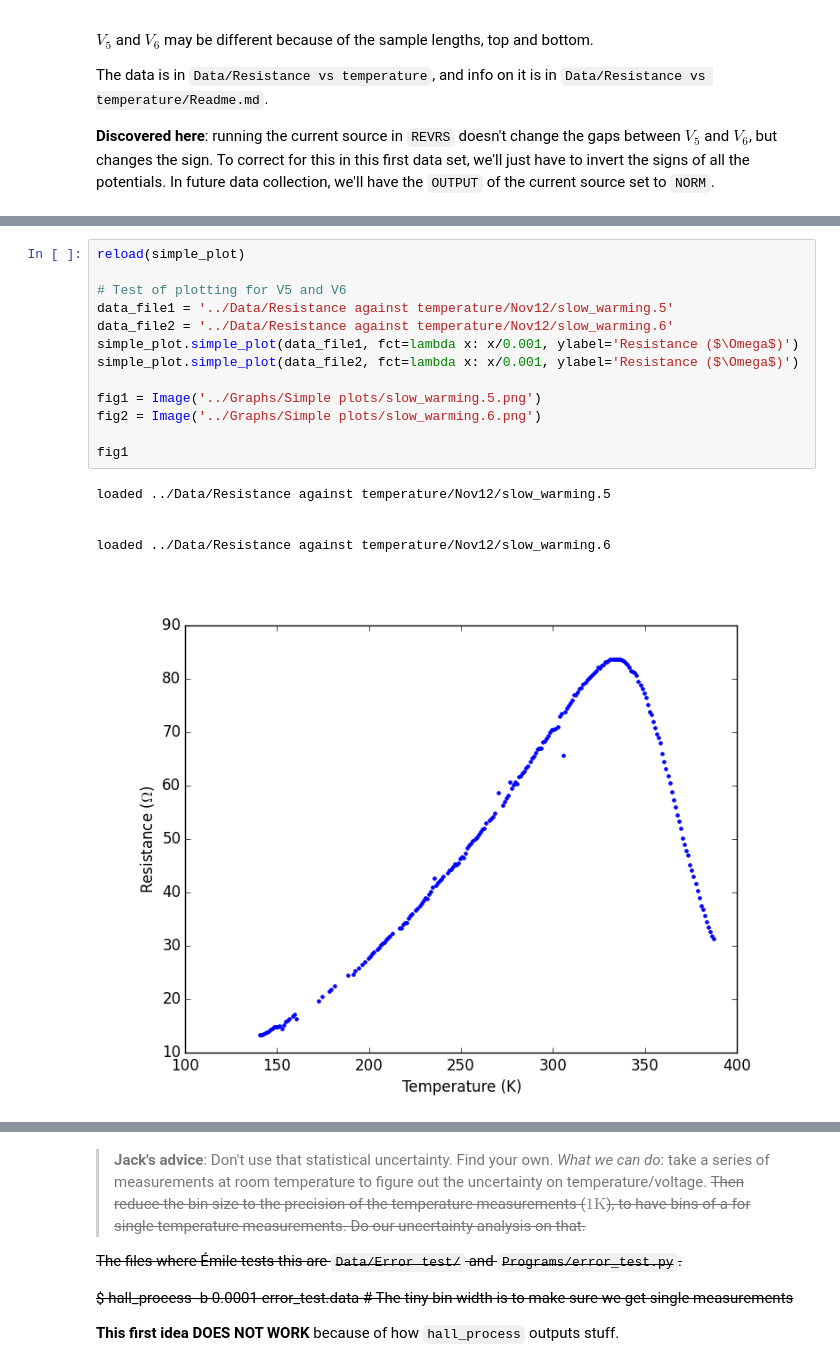
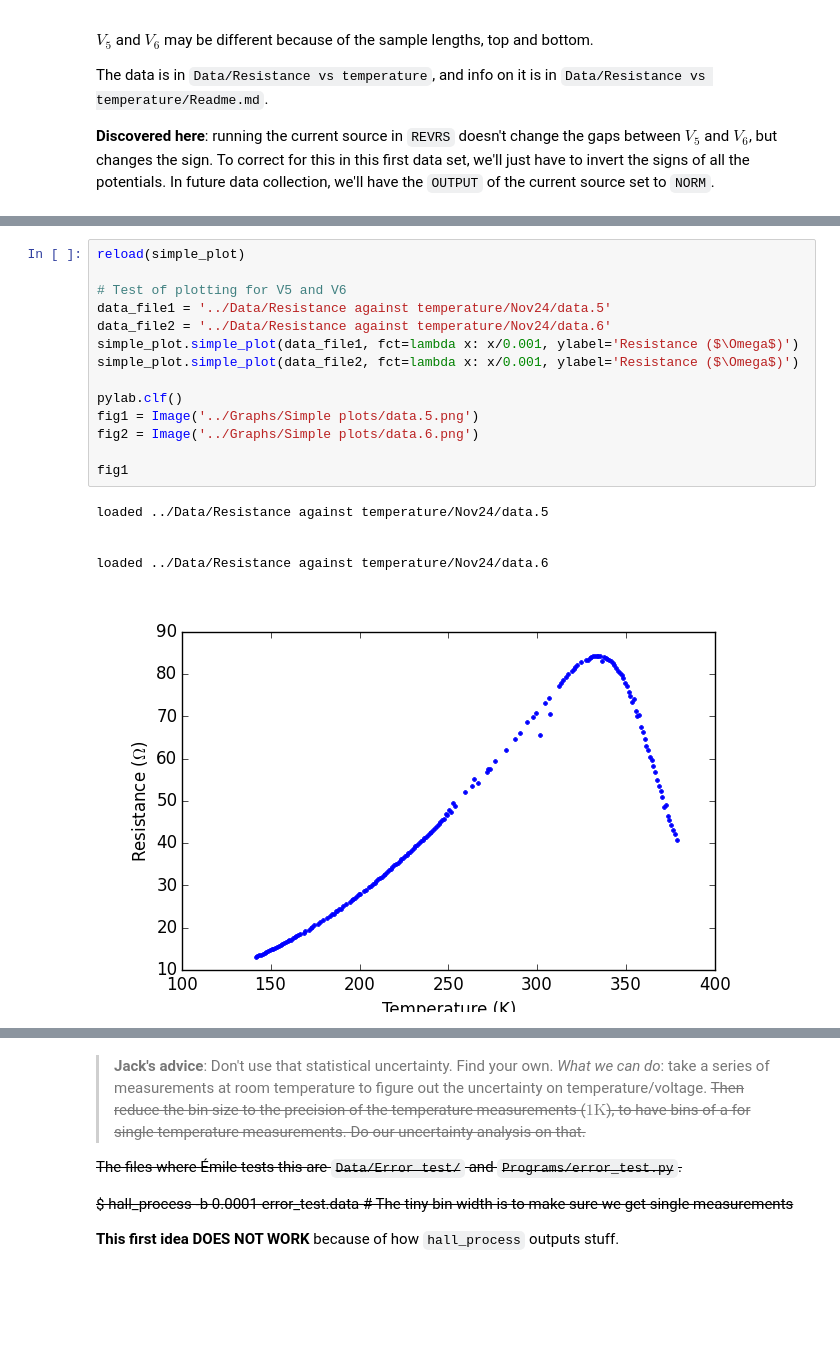
Before and after one commit to ejetzer/hall, a Jupyter notebook: Outline/Lab Outline.ipynb, the cells around one changed output, grey strips where cells are left out. Cells and saved outputs as stored; diff of their text form; blank space fills up the shorter version.

```diff
--- a/Outline/Lab Outline.ipynb
+++ b/Outline/Lab Outline.ipynb
@@ -197,22 +197,23 @@ loaded ../Data/Resistance against temperature/Nov12/slow_warming.8
 # %%
 reload(simple_plot)
 
 # Test of plotting for V5 and V6
-data_file1 = '../Data/Resistance against temperature/Nov12/slow_warming.5'
-data_file2 = '../Data/Resistance against temperature/Nov12/slow_warming.6'
+data_file1 = '../Data/Resistance against temperature/Nov24/data.5'
+data_file2 = '../Data/Resistance against temperature/Nov24/data.6'
 simple_plot.simple_plot(data_file1, fct=lambda x: x/0.001, ylabel='Resistance ($\Omega$)')
 simple_plot.simple_plot(data_file2, fct=lambda x: x/0.001, ylabel='Resistance ($\Omega$)')
 
-fig1 = Image('../Graphs/Simple plots/slow_warming.5.png')
-fig2 = Image('../Graphs/Simple plots/slow_warming.6.png')
+pylab.clf()
+fig1 = Image('../Graphs/Simple plots/data.5.png')
+fig2 = Image('../Graphs/Simple plots/data.6.png')
 
 fig1
 # %% [output]
-loaded ../Data/Resistance against temperature/Nov12/slow_warming.5
+loaded ../Data/Resistance against temperature/Nov24/data.5
 
 
-loaded ../Data/Resistance against temperature/Nov12/slow_warming.6
+loaded ../Data/Resistance against temperature/Nov24/data.6
-[figure, old version]
+[figure, new version]
 # %%
 fig2
 # %% [output]
```
Also changed, not shown: parts of 19 cells of this notebook, 39 other files.
